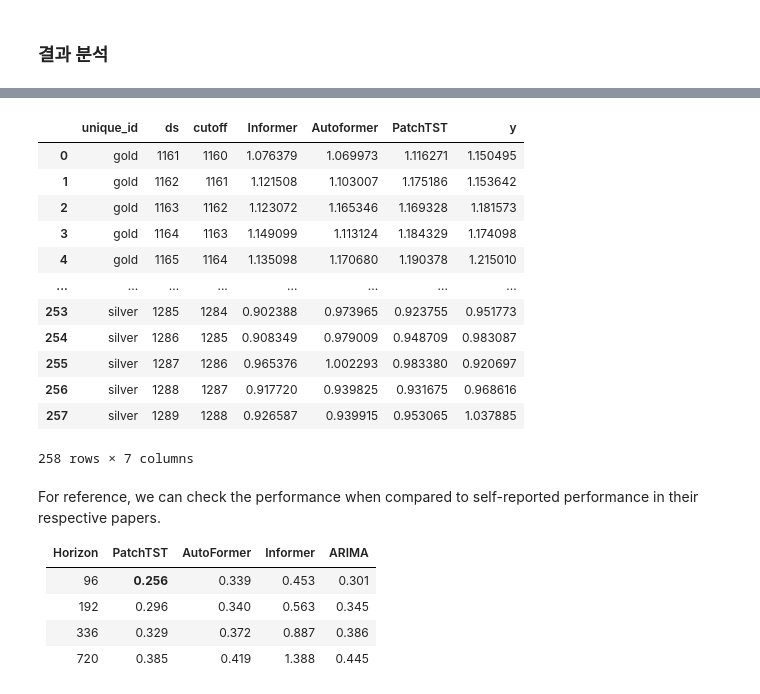
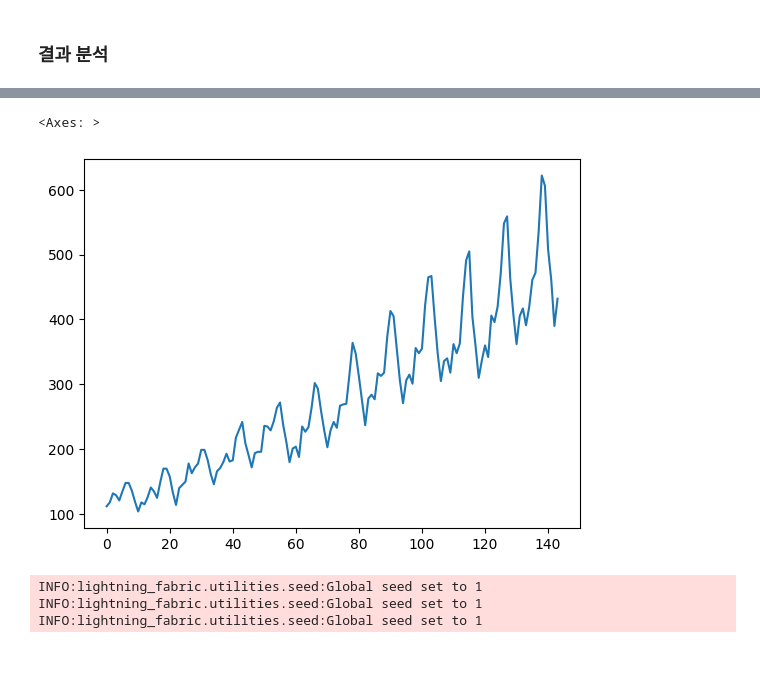
Before and after one commit to SLCFLAB/DL-Forecasting, a Jupyter notebook: DL/day2/day2_2_Practice3.ipynb, the cells around one changed output, grey strips where cells are left out. Drawn from its saved outputs; the diff is of its cells as text; code cells hidden in the pictures; blank space fills up the shorter version.

```diff
--- a/DL/day2/day2_2_Practice3.ipynb
+++ b/DL/day2/day2_2_Practice3.ipynb
@@ -233,20 +206,23 @@ Global seed set to 1
+# %%
+Y_df['y'].plot()
+# %% [output]
+<Axes: >
+[figure, added]
 # %%
 %%capture
-horizon = 96 # 24hrs = 4 * 15 min.
+horizon = 12
 models = [Informer(h=horizon,                 # Forecasting horizon
-                input_size=horizon,           # Input size
-                max_steps=1000,               # Number of training iterations
-                val_check_steps=100,          # Compute validation loss every 100 steps
-                early_stop_patience_steps=3), # Stop training if validation loss does not improve
+                input_size=2*horizon,           # Input size
+                max_steps=100), # Stop training if validation loss does not improve
           Autoformer(h=horizon,
-                input_size=horizon,
-                max_steps=1000,
-                val_check_steps=100,
-                early_stop_patience_steps=3),
+                input_size=2*horizon,
+                max_steps=100),
           PatchTST(h=horizon,
-                input_size=horizon,
-                max_steps=1000,
-                val_check_steps=100,
-                early_stop_patience_steps=3),
+                input_size=2*horizon,
+                max_steps=100),
          ]
+# %% [output]
+INFO:lightning_fabric.utilities.seed:Global seed set to 1
+INFO:lightning_fabric.utilities.seed:Global seed set to 1
+INFO:lightning_fabric.utilities.seed:Global seed set to 1
 # %%
@@ -262,28 +230,0 @@ Y_hat_df = nf.cross_validation(df=Y_df,
-# %%
-Y_plot = Y_hat_df[Y_hat_df['unique_id']=='OT'] # OT dataset
-cutoffs = Y_hat_df['cutoff'].unique()[::horizon]
-Y_plot = Y_plot[Y_hat_df['cutoff'].isin(cutoffs)]
-
-plt.figure(figsize=(20,5))
-plt.plot(Y_plot['ds'], Y_plot['y'], label='True')
-plt.plot(Y_plot['ds'], Y_plot['Informer'], label='Informer')
-plt.plot(Y_plot['ds'], Y_plot['Autoformer'], label='Autoformer')
-plt.plot(Y_plot['ds'], Y_plot['PatchTST'], label='PatchTST')
-plt.xlabel('Datestamp')
-plt.ylabel('OT')
-plt.grid()
-plt.legend()
-# %% [output]
-|  | unique_id | ds | cutoff | Informer | Autoformer | PatchTST | y |
-| 0 | gold | 1161 | 1160 | 1.076379 | 1.069973 | 1.116271 | 1.150495 |
-| 1 | gold | 1162 | 1161 | 1.121508 | 1.103007 | 1.175186 | 1.153642 |
-| 2 | gold | 1163 | 1162 | 1.123072 | 1.165346 | 1.169328 | 1.181573 |
-| 3 | gold | 1164 | 1163 | 1.149099 | 1.113124 | 1.184329 | 1.174098 |
-| 4 | gold | 1165 | 1164 | 1.135098 | 1.170680 | 1.190378 | 1.215010 |
-| ... | ... | ... | ... | ... | ... | ... | ... |
-| 253 | silver | 1285 | 1284 | 0.902388 | 0.973965 | 0.923755 | 0.951773 |
-| 254 | silver | 1286 | 1285 | 0.908349 | 0.979009 | 0.948709 | 0.983087 |
-| 255 | silver | 1287 | 1286 | 0.965376 | 1.002293 | 0.983380 | 0.920697 |
-| 256 | silver | 1288 | 1287 | 0.917720 | 0.939825 | 0.931675 | 0.968616 |
-| 257 | silver | 1289 | 1288 | 0.926587 | 0.939915 | 0.953065 | 1.037885 |
-258 rows × 7 columns
@@ -298,9 +230,0 @@ print(f'PatchTST: {mae_patchtst:.3f}')
-# %% [markdown]
-For reference, we can check the performance when compared to self-reported performance in their respective papers.
-
-| Horizon   | PatchTST     | AutoFormer | Informer | ARIMA
-|---        |---           |---         |---       |---
-|  96       |  **0.256**   |   0.339    |  0.453   | 0.301
-|  192      |  0.296       |   0.340    |  0.563   | 0.345
-|  336      |  0.329       |   0.372    |  0.887   | 0.386
-|  720      |  0.385       |   0.419    |  1.388   | 0.445
```
Also changed, not shown: parts of 16 cells of this notebook.
